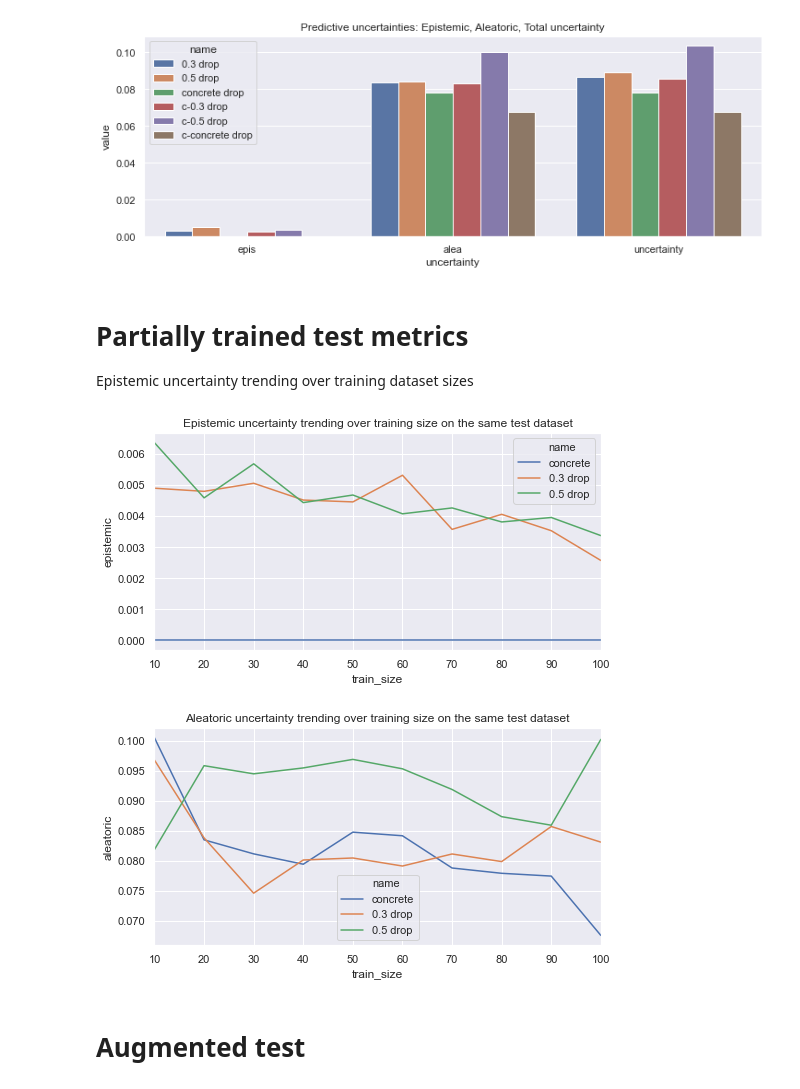
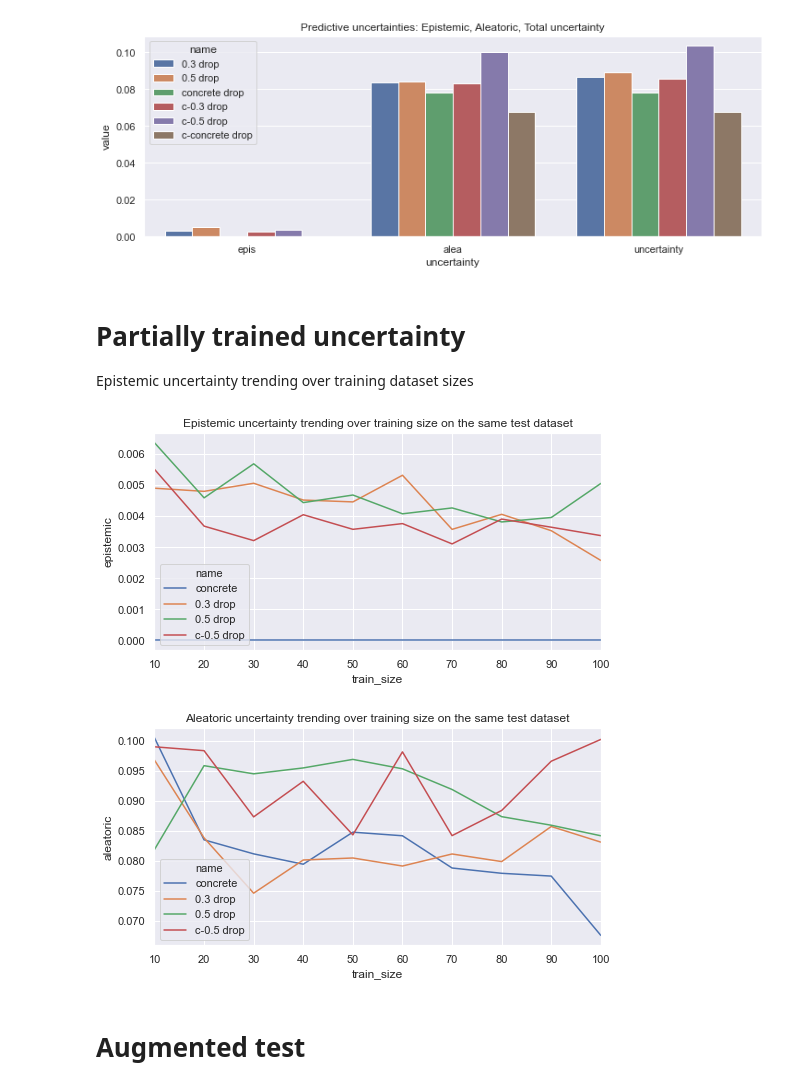
Before and after one commit to nlhkh/mimic3-benchmarks, a Jupyter notebook: Analyze results.ipynb, the cells around one changed output. Drawn from its saved outputs; the diff is of its cells as text; code cells hidden in the pictures.

Commit message:
test epistemic trending for channelwise 0.5

```diff
--- a/Analyze results.ipynb
+++ b/Analyze results.ipynb
@@ -113,7 +113,7 @@ plt.show()
 # %% [output]
 [figure]
 # %% [markdown]
-# Partially trained test metrics
+# Partially trained uncertainty
 Epistemic uncertainty trending over training dataset sizes
 # %%
 # Concrete
@@ -150,17 +150,17 @@ drop_05_un_60 = ["0.5 drop", 60, 0.004072094336152077, 0.09535639733076096, 0.09
 drop_05_un_70 = ["0.5 drop", 70, 0.004261092282831669, 0.09190623462200165, 0.09616732597351074]
 drop_05_un_80 = ["0.5 drop", 80, 0.0038102141115814447, 0.08736537396907806, 0.09117558598518372]
 drop_05_un_90 = ["0.5 drop", 90, 0.003953641280531883, 0.08593284338712692, 0.08988648653030396]
-drop_05_un_100 = ["0.5 drop", 100, 0.0033708070404827595, 0.10026935487985611, 0.10364016145467758]
+drop_05_un_100 = ["0.5 drop", 100, 0.005050228908658028, 0.08416983485221863, 0.0892200618982315]
 
-drop_c05_un_10 = ["c-0.5 drop", 10, 0.006357843056321144, 0.08186886459589005, 0.08822670578956604]
-drop_c05_un_20 = ["c-0.5 drop", 20, 0.0045853168703615665, 0.0958813950419426, 0.10046671330928802]
-drop_c05_un_30 = ["c-0.5 drop", 30, 0.005680232774466276, 0.09451662003993988, 0.10019685328006744]
-drop_c05_un_40 = ["c-0.5 drop", 40, 0.004432265646755695, 0.09550411254167557, 0.09993638098239899]
-drop_c05_un_50 = ["c-0.5 drop", 50, 0.004676482640206814, 0.09692995250225067, 0.10160643607378006]
-drop_c05_un_60 = ["c-0.5 drop", 60, 0.004072094336152077, 0.09535639733076096, 0.09942848980426788]
-drop_c05_un_70 = ["c-0.5 drop", 70, 0.004261092282831669, 0.09190623462200165, 0.09616732597351074]
-drop_c05_un_80 = ["c-0.5 drop", 80, 0.0038102141115814447, 0.08736537396907806, 0.09117558598518372]
-drop_c05_un_90 = ["c-0.5 drop", 90, 0.003953641280531883, 0.08593284338712692, 0.08988648653030396]
+drop_c05_un_10 = ["c-0.5 drop", 10, 0.005502938758581877, 0.09903331845998764, 0.1045362576842308]
+drop_c05_un_20 = ["c-0.5 drop", 20, 0.0036761127412319183, 0.09838523715734482, 0.10206134617328644]
+drop_c05_un_30 = ["c-0.5 drop", 30, 0.003210094291716814, 0.08732586354017258, 0.0905359610915184]
+drop_c05_un_40 = ["c-0.5 drop", 40, 0.0040429201908409595, 0.09327179193496704, 0.09731471538543701]
+drop_c05_un_50 = ["c-0.5 drop", 50, 0.0035728109069168568, 0.08432434499263763, 0.0878971591591835]
+drop_c05_un_60 = ["c-0.5 drop", 60, 0.0037573878653347492, 0.09818624705076218, 0.10194363445043564]
+drop_c05_un_70 = ["c-0.5 drop", 70, 0.003104212461039424, 0.08419426530599594, 0.08729847520589828]
+drop_c05_un_80 = ["c-0.5 drop", 80, 0.003902954049408436, 0.08839797973632812, 0.09230093657970428]
+drop_c05_un_90 = ["c-0.5 drop", 90, 0.0036408002488315105, 0.09662728011608124, 0.10026808083057404]
 drop_c05_un_100 = ["c-0.5 drop", 100, 0.0033708070404827595, 0.10026935487985611, 0.10364016145467758]
 
 uncertainty_edf = pd.DataFrame(data=[concrete_un_10, concrete_un_20, concrete_un_30, concrete_un_40, concrete_un_50,
@@ -183,15 +183,15 @@ plt.xlim(10, 100)
 plt.title("Epistemic uncertainty trending over training size on the same test dataset")
 plt.show()
 # %% [output]
-[figure, old version]
+[figure, new version]
 # %%
 plt.figure(figsize=(8, 4))
-sns.lineplot(x="train_size", y="aleatoric", hue="name", data=uncertainty_df)
+sns.lineplot(x="train_size", y="aleatoric", hue="name", data=uncertainty_edf)
 plt.xlim(10, 100)
 plt.title("Aleatoric uncertainty trending over training size on the same test dataset")
 plt.show()
 # %% [output]
-[figure, old version]
+[figure, new version]
 # %% [markdown]
 # Augmented test
 # %%
```
Also changed, not shown: 1 other file.
